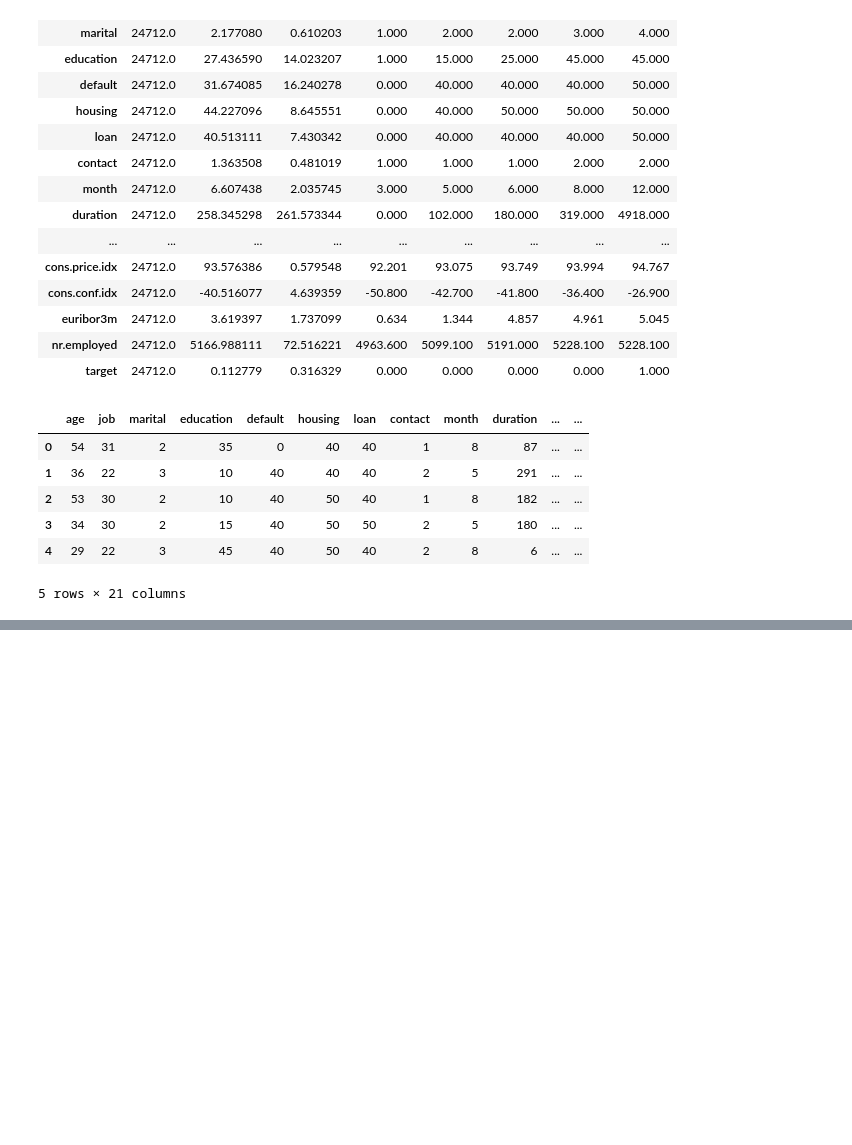
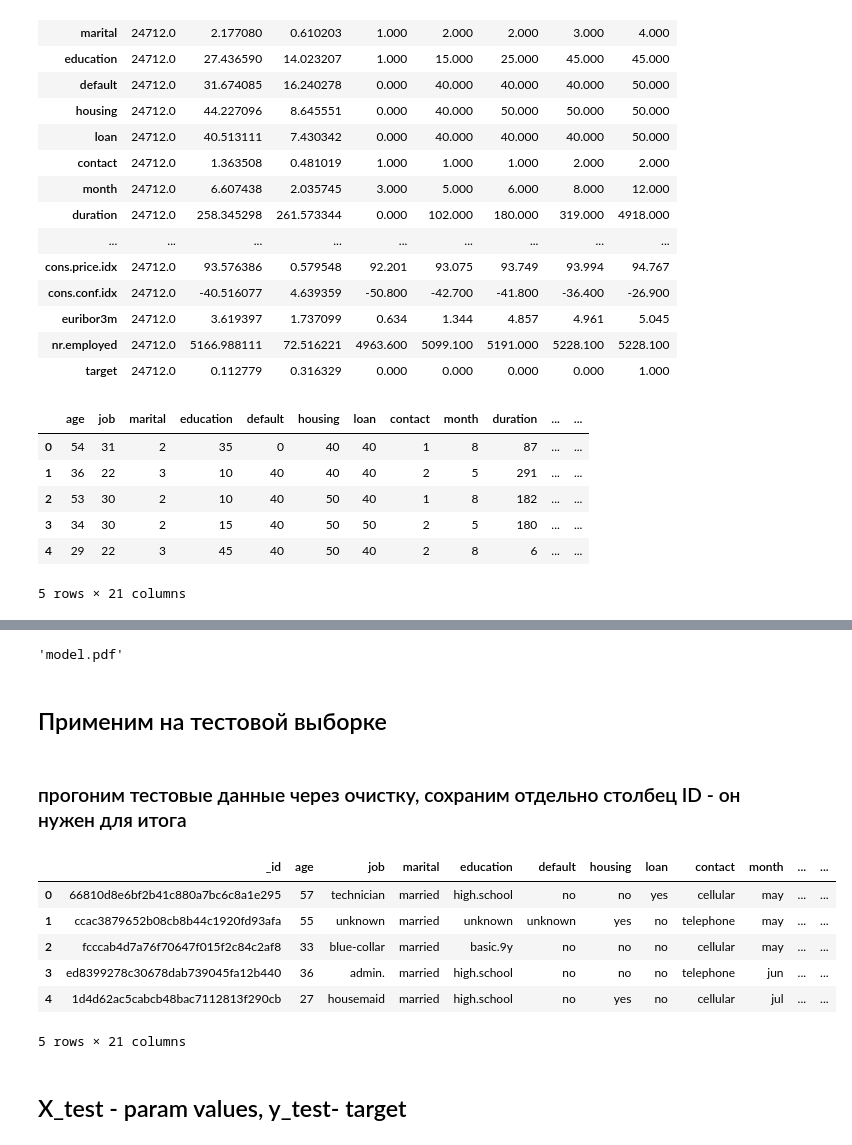
Before and after one commit to kostaevs71/sfml, a Jupyter notebook: hw_03/hw-03.ipynb, the cells around one changed output, grey strips where cells are left out. Saved outputs shown, nothing was run; the diff lists cells and outputs as text; code cells hidden in the pictures; blank space fills up the shorter version.

```diff
--- a/hw_03/hw-03.ipynb
+++ b/hw_03/hw-03.ipynb
@@ -288,0 +473,15 @@ train_preproc.head()
+# %%
+import graphviz
+from sklearn import tree
+dot_data = tree.export_graphviz(model, out_file=None)
+graph = graphviz.Source(dot_data)
+graph.render("model")
+# %% [output]
+'model.pdf'
+# %% [markdown]
+## Применим на тестовой выборке
+# %% [markdown]
+### прогоним тестовые данные через очистку, сохраним отдельно столбец ID - он нужен для итога
+# %%
+# read training file
+test = pd.read_csv('test.csv', sep=',')
@@ -288,0 +490,10 @@ train_preproc.head()
+# %%
+test.head()
+# %% [output]
+|  | _id | age | job | marital | education | default | housing | loan | contact | month | ... | ... |
+| 0 | 66810d8e6bf2b41c880a7bc6c8a1e295 | 57 | technician | married | high.school | no | no | yes | cellular | may | ... | ... |
+| 1 | ccac3879652b08cb8b44c1920fd93afa | 55 | unknown | married | unknown | unknown | yes | no | telephone | may | ... | ... |
+| 2 | fcccab4d7a76f70647f015f2c84c2af8 | 33 | blue-collar | married | basic.9y | no | no | no | cellular | may | ... | ... |
+| 3 | ed8399278c30678dab739045fa12b440 | 36 | admin. | married | high.school | no | no | no | telephone | jun | ... | ... |
+| 4 | 1d4d62ac5cabcb48bac7112813f290cb | 27 | housemaid | married | high.school | no | yes | no | cellular | jul | ... | ... |
+5 rows × 21 columns
@@ -288,0 +503,2 @@ train_preproc.head()
+# %% [markdown]
+## X_test - param values, y_test- target
```
Also changed, not shown: parts of 26 cells of this notebook, 3 other files.
